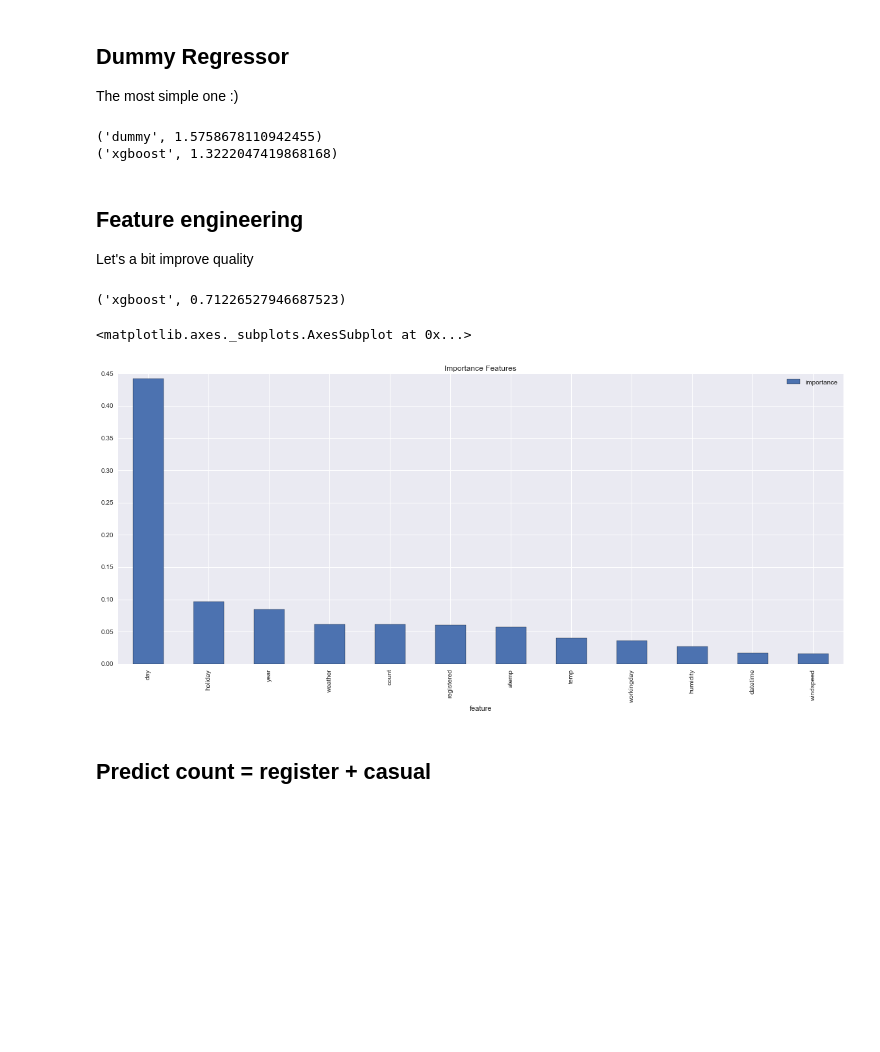
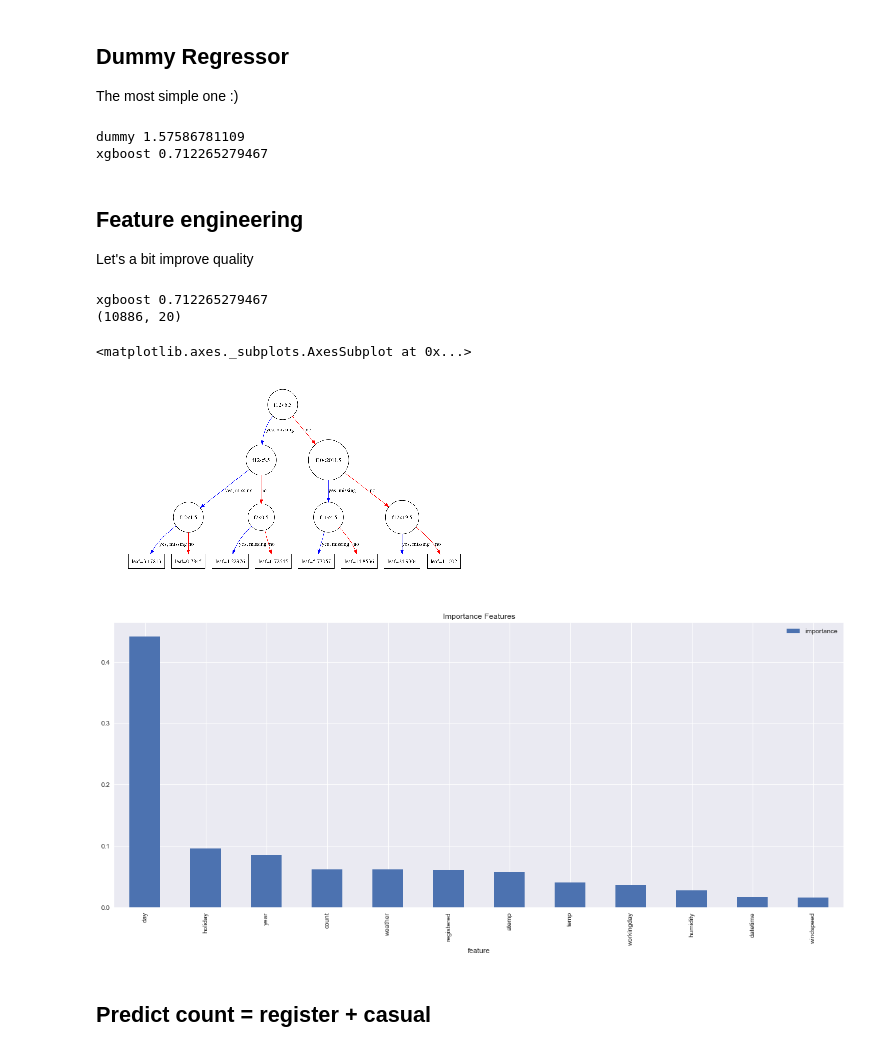
Before and after one commit to zhangruiskyline/DeepLearning, a Jupyter notebook: xgboost/xgboost_feature.ipynb, the cells around one changed output. Saved outputs shown, nothing was run; the diff lists cells and outputs as text; code cells hidden in the pictures; blank space fills up the shorter version.

```diff
--- a/xgboost/xgboost_feature.ipynb
+++ b/xgboost/xgboost_feature.ipynb
@@ -13,7 +16,7 @@ from sklearn.ensemble import GradientBoostingRegressor, AdaBoostRegressor, Baggi
 
 %matplotlib inline
 # %%
-train = pd.read_csv('bike.csv')
+train = pd.read_csv('train.csv')
 # %%
 train.info()
 # %% [output]
@@ -178,7 +181,7 @@ def importance_features(model, data):
     fscore = model.booster().get_fscore()
     maps_name = dict([ ("f{0}".format(i), col) for i, col in enumerate(data.columns)])
 
-    for ft, score in fscore.iteritems():
+    for ft, score in fscore.items():
         impdf.append({'feature': maps_name[ft], 'importance': score})
     impdf = pd.DataFrame(impdf)
     impdf = impdf.sort_values(by='importance', ascending=False).reset_index(drop=True)
@@ -200,8 +203,8 @@ The most simple one :)
 print('dummy', count_prediction(train, DummyRegressor()))
 print('xgboost', count_prediction(train, xgb.XGBRegressor()))
 # %% [output]
-('dummy', 1.5758678110942455)
-('xgboost', 1.3222047419868168)
+dummy 1.57586781109
+xgboost 0.712265279467
 # %% [markdown]
 ## Feature engineering
 
@@ -221,11 +224,16 @@ etl_datetime(train)
 # %%
 model = xgb.XGBRegressor()
 print('xgboost', count_prediction(train, model))
+
+print(train.shape)
+plot_tree(model, num_trees=4)
 draw_importance_features(model, train)
 # %% [output]
-('xgboost', 0.71226527946687523)
+xgboost 0.712265279467
+(10886, 20)
 <matplotlib.axes._subplots.AxesSubplot at 0x...>
-[figure, old version]
+[figure, new version]
+[figure, added]
 # %% [markdown]
 ## Predict count = register + casual
 # %%
```
Also changed, not shown: parts of 9 cells of this notebook, 2 other files.
